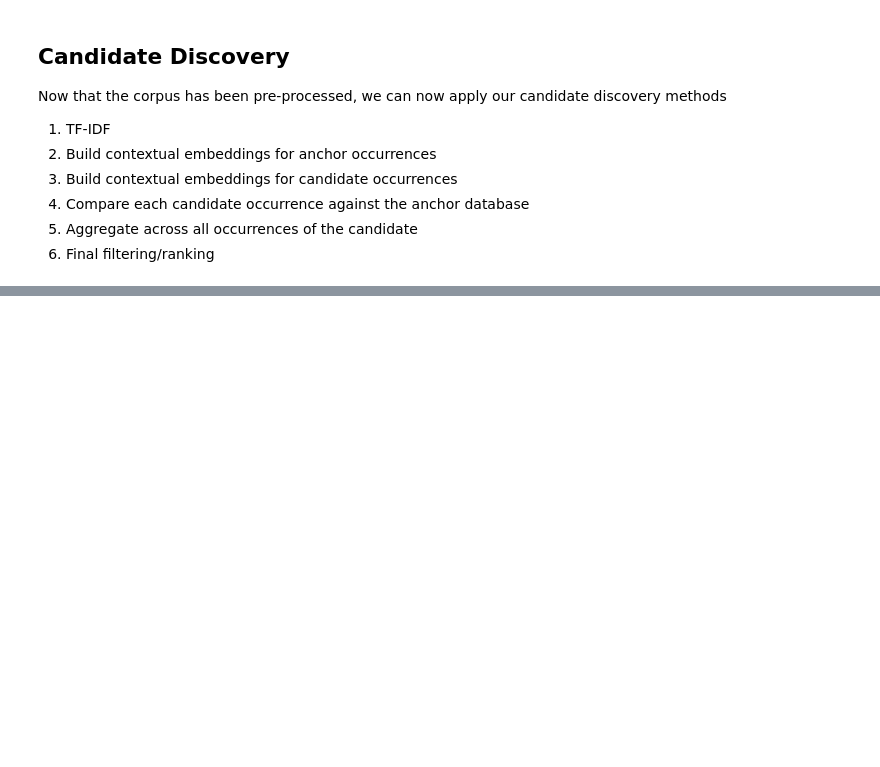
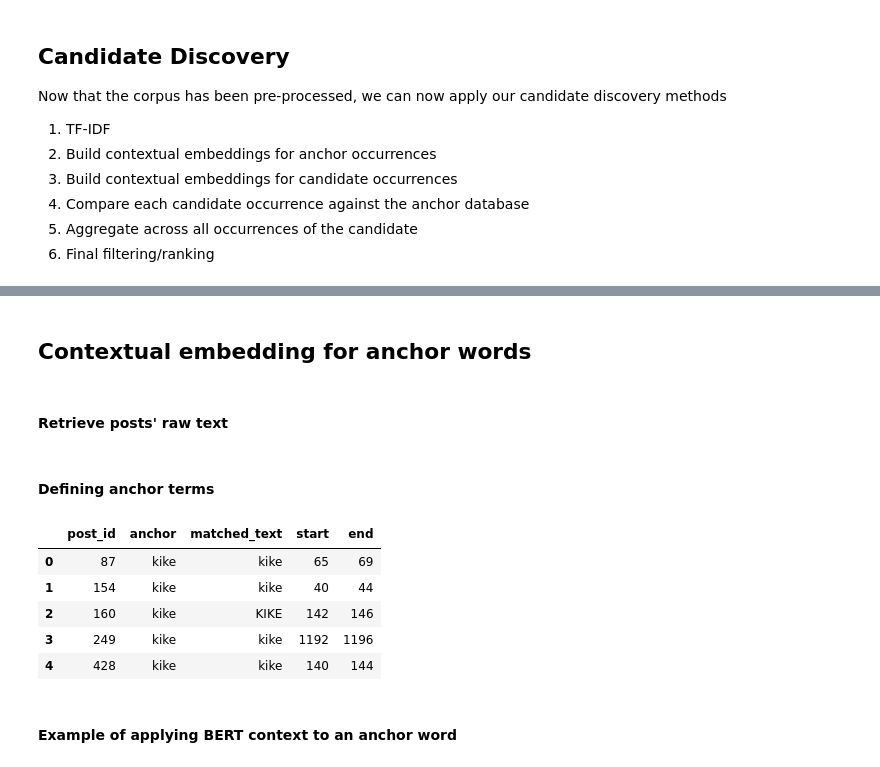
Before and after one commit to FaureArm/Emerging_Coded_Hate_Speech, a Jupyter notebook: Reproduce.ipynb, the cells around one changed output, grey strips where cells are left out. Drawn from its saved outputs; the diff is of its cells as text; code cells hidden in the pictures; blank space fills up the shorter version.

```diff
--- a/Reproduce.ipynb
+++ b/Reproduce.ipynb
@@ -227,0 +417,20 @@ Now that the corpus has been pre-processed, we can now apply our candidate disco
+# %% [markdown]
+## Contextual embedding for anchor words
+# %% [markdown]
+#### Retrieve posts' raw text
+# %%
+### Contextual embedding ###
+# https://github.com/UKPLab/sentence-transformers ??
+## Anchor terms ##
+
+# retrieve the entire post text before our preprocessing
+# so that we apply the BERT preprocessing to the entire text isntead
+embedding_posts = data[["Post Text", "Text for BERT"]].copy()
+
+embedding_posts["Text for BERT"] = embedding_posts["Post Text"].apply(
+    lambda text: ftfy.fix_encoding(text)
+    if isinstance(text, str)
+    else text
+)
+# %% [markdown]
+#### Defining anchor terms
@@ -227,0 +465,45 @@ Now that the corpus has been pre-processed, we can now apply our candidate disco
+# %%
+# locate anchor occurences and record their positions
+# in our discovery corpus
+
+occurrences = []
+
+for anchor, variants in anchor_terms.items():
+    for variant in variants:
+        # match the expression case-insensitively
+        # also allow for whitespace before and after the expression
+        pattern = re.compile(
+            r"(?<!\w)"
+            + r"\s+".join(re.escape(word) for word in variant.split())
+            + r"(?!\w)",
+            flags=re.IGNORECASE,
+        )
+
+        for post_id, text in embedding_posts["Text for BERT"].items():
+            if not isinstance(text, str):
+                continue
+
+            for match in pattern.finditer(text):
+                occurrences.append({
+                    "post_id": post_id,
+                    "anchor": anchor,
+                    "matched_text": match.group(),
+                    "start": match.start(),
+                    "end": match.end(),
+                })
+
+anchor_occurrences = pd.DataFrame(
+    occurrences,
+    columns=["post_id", "anchor", "matched_text", "start", "end"],
+)
+
+anchor_occurrences.head()
+# %% [output]
+|  | post_id | anchor | matched_text | start | end |
+| 0 | 87 | kike | kike | 65 | 69 |
+| 1 | 154 | kike | kike | 40 | 44 |
+| 2 | 160 | kike | KIKE | 142 | 146 |
+| 3 | 249 | kike | kike | 1192 | 1196 |
+| 4 | 428 | kike | kike | 140 | 144 |
+# %% [markdown]
+#### Example of applying BERT context to an anchor word
```
Also changed, not shown: parts of 43 cells of this notebook, 5 other files.
